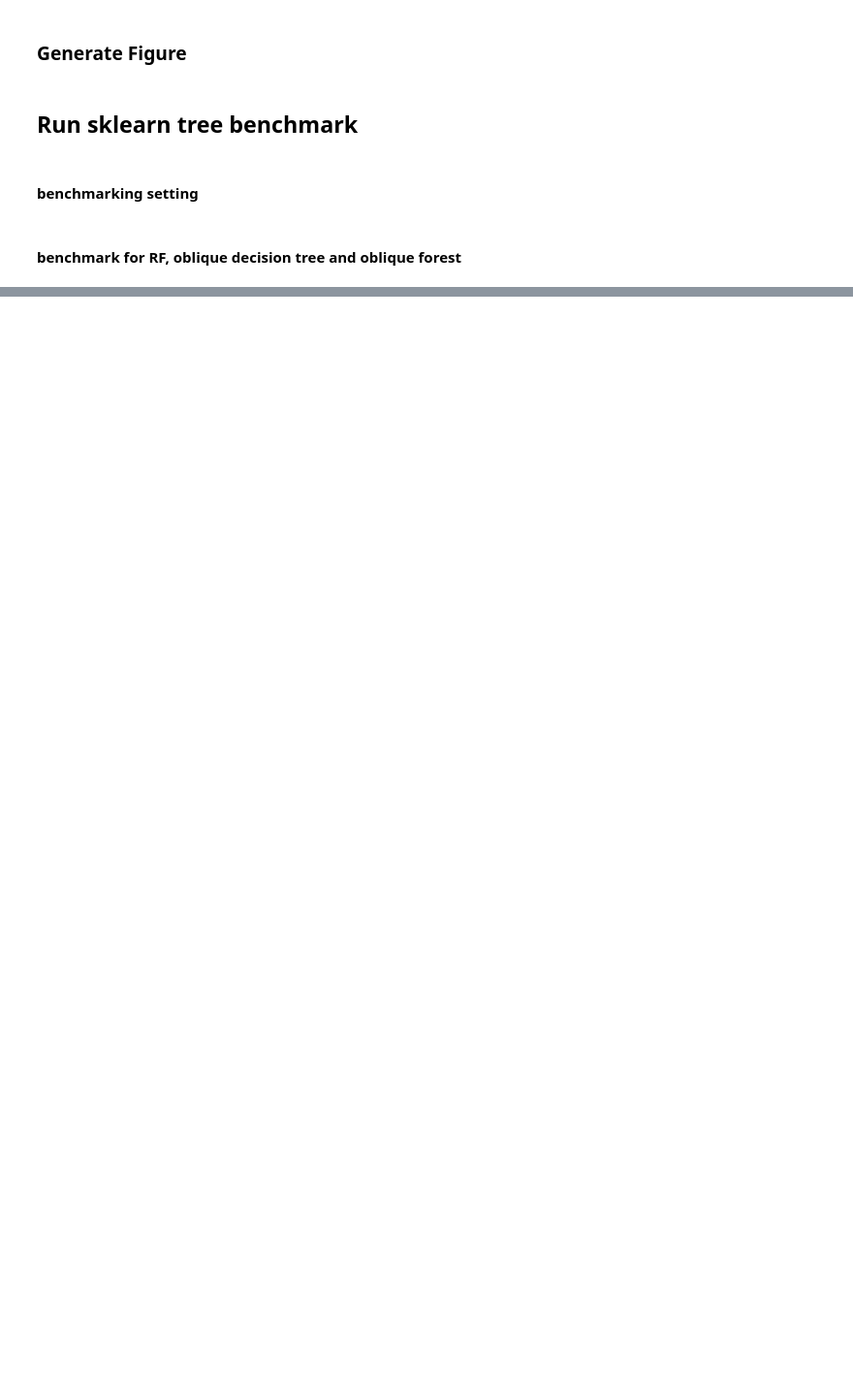
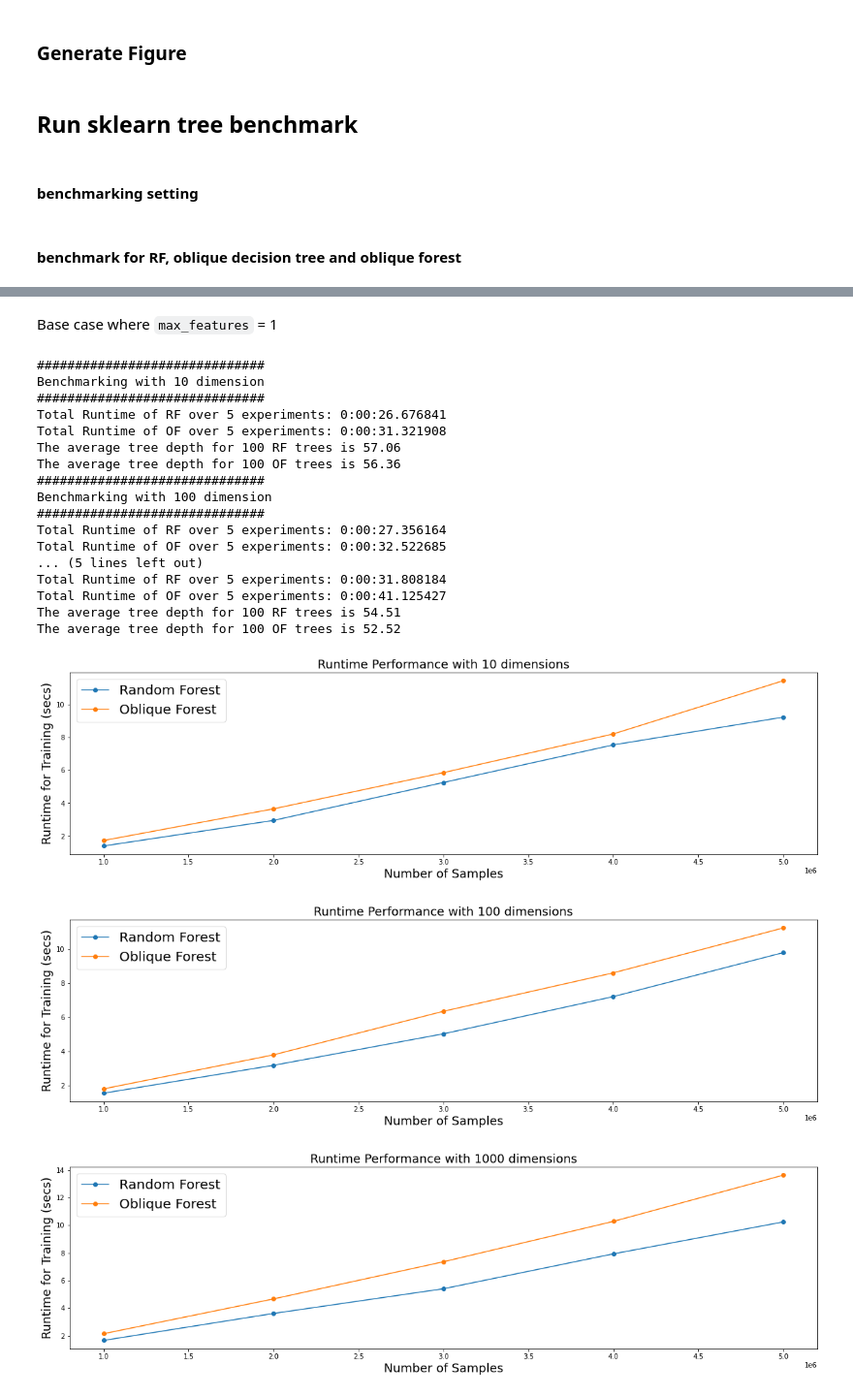
Before and after one commit to jshin13/coursework, a Jupyter notebook: Jovo/sporf/20211219_sporf_benchmarking.ipynb, the cells around one changed output, grey strips where cells are left out. Shown: that part at 97% size. Drawn from its saved outputs; the diff is of its cells as text; code cells hidden in the pictures; blank space fills up the shorter version.

```diff
--- a/Jovo/sporf/20211219_sporf_benchmarking.ipynb
+++ b/Jovo/sporf/20211219_sporf_benchmarking.ipynb
@@ -162,0 +177,36 @@ Total Runtime over 10 experiments: 0:02:58.801446
+# %% [markdown]
+Base case where `max_features` = 1
+# %%
+kw = {'max_features':1}
+
+for i in dim:
+    print(f"{'#' * 30}\nBenchmarking with {i} dimension\n{'#' * 30}")
+    tmp_clf = [0, 0]
+
+    rf_result, tmp_clf[0] = run_test(n=n, dim=i, c=0, filename=f'{saveDir}/{today}_tree_benchmark_RF_dev_dim={i}_kw={kw["max_features"]}.pkl', train=train, kw=kw)
+    of_result, tmp_clf[1] = run_test(n=n, dim=i, c=1, filename=f'{saveDir}/{today}_tree_benchmark_OF_dev_dim={i}_kw={kw["max_features"]}.pkl', train=train, kw=kw)
+
+    get_avg_tree_depth(tmp_clf)
+
+    generate_fig(dim=i, fig_switch=fig_switch)
+# %% [output]
+##############################
+Benchmarking with 10 dimension
+##############################
+Total Runtime of RF over 5 experiments: 0:00:26.676841
+Total Runtime of OF over 5 experiments: 0:00:31.321908
+The average tree depth for 100 RF trees is 57.06
+The average tree depth for 100 OF trees is 56.36
+##############################
+Benchmarking with 100 dimension
+##############################
+Total Runtime of RF over 5 experiments: 0:00:27.356164
+Total Runtime of OF over 5 experiments: 0:00:32.522685
+... (5 lines left out)
+Total Runtime of RF over 5 experiments: 0:00:31.808184
+Total Runtime of OF over 5 experiments: 0:00:41.125427
+The average tree depth for 100 RF trees is 54.51
+The average tree depth for 100 OF trees is 52.52
+[figure, added]
+[figure, added]
+[figure, added]
```
Also changed, not shown: parts of 11 cells of this notebook.
